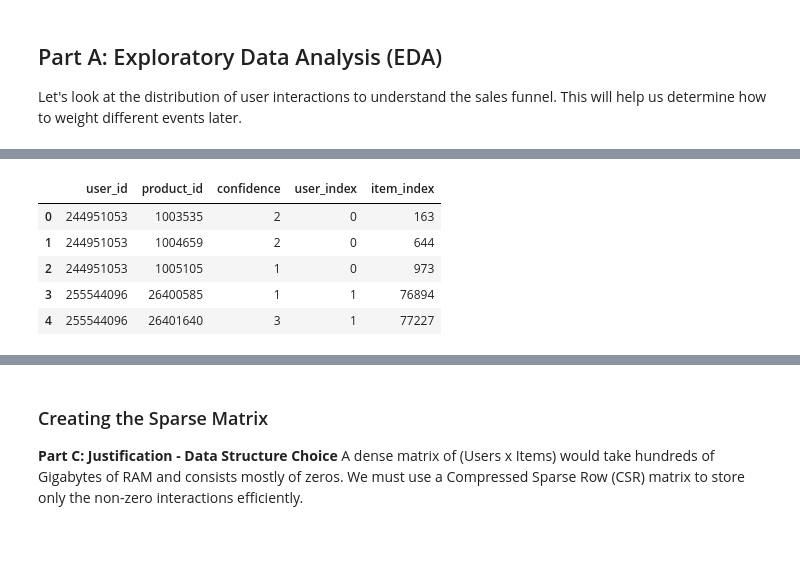
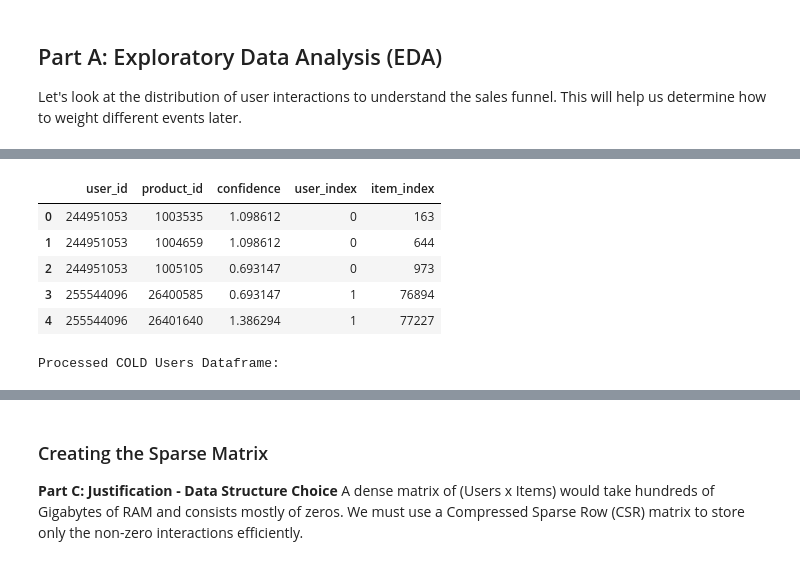
Before and after one commit to sahurai/eCommerce-RecSystem, a Jupyter notebook: notebooks/01_EDA_and_Data_Prep_Implicit_CF.ipynb, the cells around one changed output, grey strips where cells are left out. Cells and saved outputs as stored; diff of their text form; code cells hidden in the pictures.

Commit message:
Fixed cold start problem and applied log for confidence (it's not normalized as it is required in ALS algo)

```diff
--- a/notebooks/01_EDA_and_Data_Prep_Implicit_CF.ipynb
+++ b/notebooks/01_EDA_and_Data_Prep_Implicit_CF.ipynb
@@ -82,8 +91,11 @@ Now we transform the raw logs into a format understood by Implicit CF algorithms
 # %%
 # Run the entire data cleaning and preprocessing pipeline
-# This function handles missing values, cold-start filtering, and implicit weighting
-interaction_df = dataset.process_implicit_data(df, min_interactions=5)
+# This function handles missing values, smart cold-start splitting, and log-smoothing
+warm_df, cold_df = dataset.process_implicit_data(df, min_interactions=5)
 
-print("\nProcessed Interaction Dataframe:")
-display(interaction_df.head())
+print("\nProcessed WARM Interaction Dataframe:")
+display(warm_df.head())
+
+print("\nProcessed COLD Users Dataframe:")
+display(cold_df.head())
 # %% [output]
@@ -99,6 +112,7 @@ Processed Interaction Dataframe:
 |  | user_id | product_id | confidence | user_index | item_index |
-| 0 | 244951053 | 1003535 | 2 | 0 | 163 |
-| 1 | 244951053 | 1004659 | 2 | 0 | 644 |
-| 2 | 244951053 | 1005105 | 1 | 0 | 973 |
-| 3 | 255544096 | 26400585 | 1 | 1 | 76894 |
-| 4 | 255544096 | 26401640 | 3 | 1 | 77227 |
+| 0 | 244951053 | 1003535 | 1.098612 | 0 | 163 |
+| 1 | 244951053 | 1004659 | 1.098612 | 0 | 644 |
+| 2 | 244951053 | 1005105 | 0.693147 | 0 | 973 |
+| 3 | 255544096 | 26400585 | 0.693147 | 1 | 76894 |
+| 4 | 255544096 | 26401640 | 1.386294 | 1 | 77227 |
+Processed COLD Users Dataframe:
```
Also changed, not shown: parts of 7 cells of this notebook, 1 other file.
